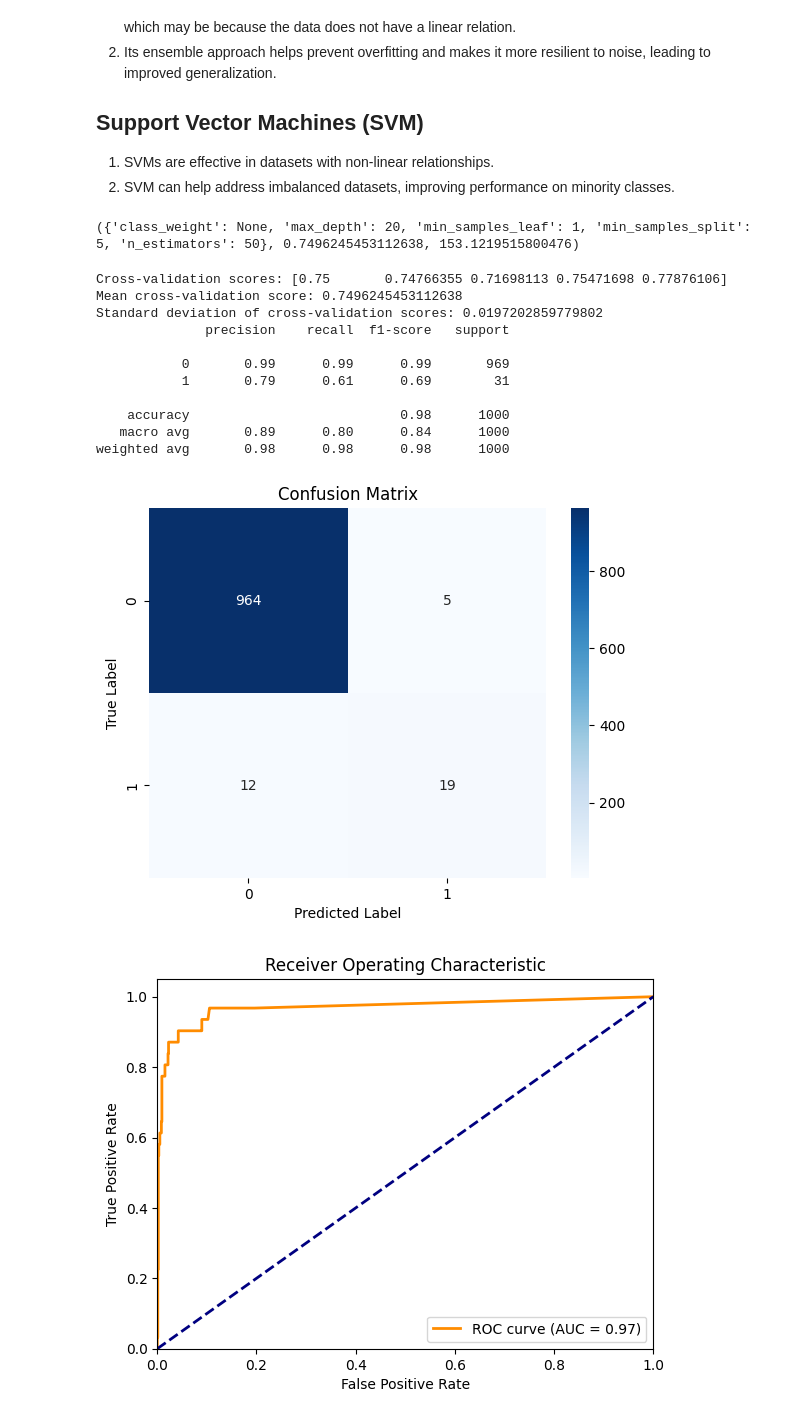
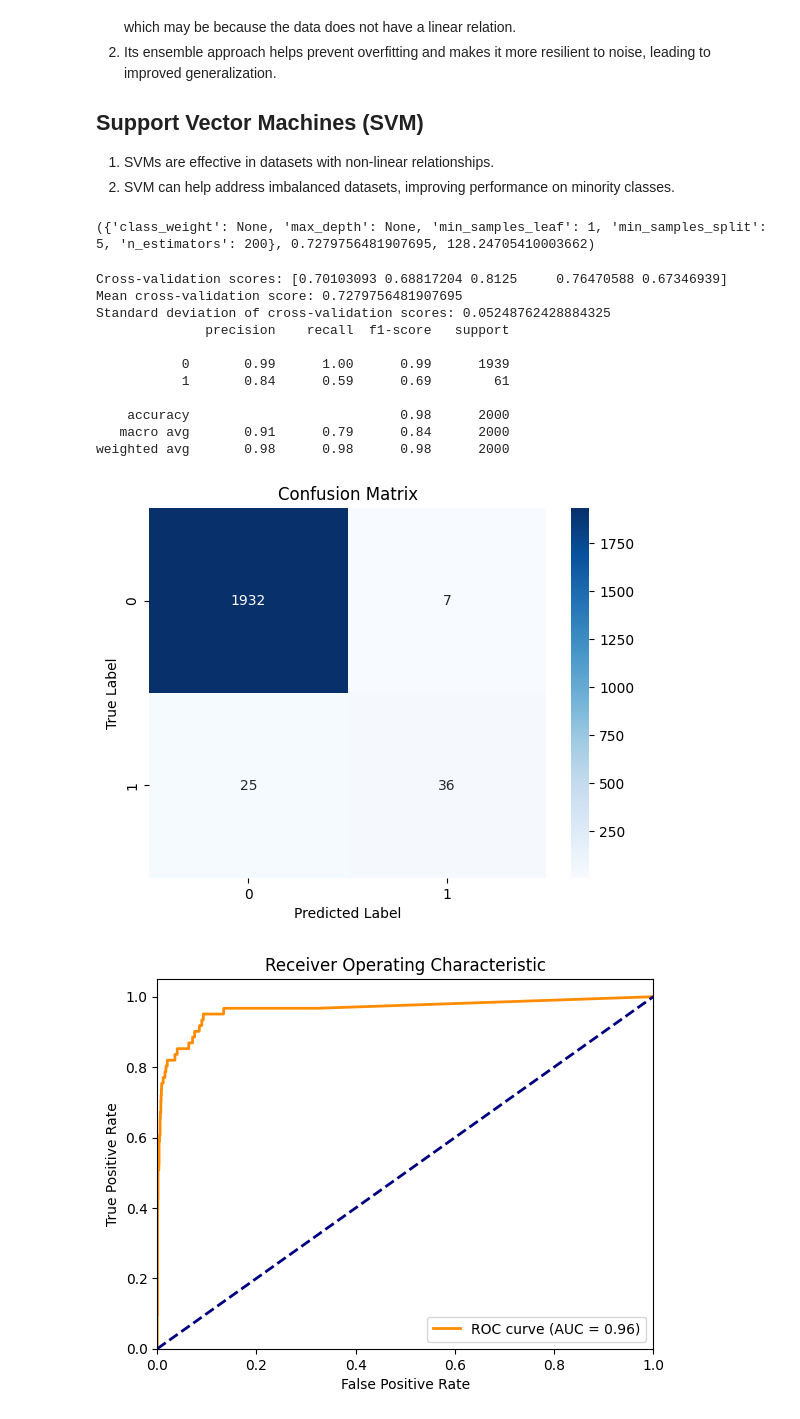
Before and after one commit to andersbloch09/Applied_Machine_Learning_Course, a Jupyter notebook: Solution.ipynb, the cells around one changed output. Saved outputs shown, nothing was run; the diff lists cells and outputs as text; code cells hidden in the pictures.

```diff
--- a/Solution.ipynb
+++ b/Solution.ipynb
@@ -66,13 +65,13 @@ X = df.drop(columns=['Machine failure', 'Product ID', 'Type', 'TWF', 'HDF', 'PWF
 y = df['Machine failure']
 
 # Split the data into training and testing sets
-X_train, X_test, y_train, y_test = train_test_split(X, y, test_size=0.1, random_state=42)
+X_train, X_test, y_train, y_test = train_test_split(X, y, test_size=0.2, random_state=42)
 
 # Apply Random Under Sampler to the training set
 #undersampler = RandomUnderSampler(random_state=42)
 #X_train_under, y_train_under = undersampler.fit_resample(X_train, y_train)
 
 # Scale the feature variables
-scaler = StandardScaler()
-X_train_scaled = scaler.fit_transform(X_train)
-X_test_scaled = scaler.transform(X_test)
+#scaler = StandardScaler()
+#X_train_scaled = scaler.fit_transform(X_train)
+#X_test_scaled = scaler.transform(X_test)
@@ -187,25 +115,25 @@ def grid_search_cv(X_train_scaled, y_train):
 
     return grid_search.best_estimator_, (grid_search.best_params_, grid_search.best_score_, duration)
 
-grid_result, returns = grid_search_cv(X_train_scaled, y_train)
+grid_result, returns = grid_search_cv(X_train, y_train)
 print(returns)
 # %% [output]
-({'class_weight': None, 'max_depth': 20, 'min_samples_leaf': 1, 'min_samples_split': 5, 'n_estimators': 50}, 0.7496245453112638, 153.1219515800476)
+({'class_weight': None, 'max_depth': None, 'min_samples_leaf': 1, 'min_samples_split': 5, 'n_estimators': 200}, 0.7279756481907695, 128.24705410003662)
 # %%
 # Perform cross-validation to check for outliers
 # Stratification: Ensures that each fold has the same proportion of class labels as the original dataset.
 # K-Folds: The dataset is split into k equally sized folds.
 # Training and Validation: In each iteration, one fold is used for validation, and the remaining k-1 folds are used for training.
 cv = StratifiedKFold(n_splits=5, shuffle=True, random_state=42)
-cross_val_scores = cross_val_score(grid_result, X_train_scaled, y_train, cv=cv, scoring='f1')
+cross_val_scores = cross_val_score(grid_result, X_train, y_train, cv=cv, scoring='f1')
 
 print("Cross-validation scores:", cross_val_scores)
 print("Mean cross-validation score:", cross_val_scores.mean())
 print("Standard deviation of cross-validation scores:", cross_val_scores.std())
 
 # Assuming y_test and y_pred are already defined
-y_pred = grid_result.predict(X_test_scaled)
-y_pred_proba = grid_result.predict_proba(X_test_scaled)[:, 1]
+y_pred = grid_result.predict(X_test)
+y_pred_proba = grid_result.predict_proba(X_test)[:, 1]
 
 # Print classification report
 print(classification_report(y_test, y_pred))
@@ -230,40 +158,40 @@ plt.xlabel('False Positive Rate')
 plt.ylabel('True Positive Rate')
 plt.title('Receiver Operating Characteristic')
 plt.legend(loc="lower right")
 plt.show()
 
 precision, recall, _ = precision_recall_curve(y_test, y_pred_proba)
 plt.figure()
 plt.plot(recall, precision, color='blue', lw=2)
 plt.xlabel('Recall')
 plt.ylabel('Precision')
 plt.title('Precision-Recall curve')
 plt.show()
 
 
 
 # Assuming grid_result is the best Random Forest model from GridSearchCV
 feature_importances = grid_result.feature_importances_
 feature_names = X.columns  # Ensure feature names are taken from the correct DataFrame
 
 # Create a DataFrame for feature importances
 feature_importances_df = pd.DataFrame({
     'Feature': feature_names,
     'Importance': feature_importances
 }).sort_values(by='Importance', ascending=False)
 
 print(feature_importances_df)
 # %% [output]
-Cross-validation scores: [0.75       0.74766355 0.71698113 0.75471698 0.77876106]
-Mean cross-validation score: 0.7496245453112638
-Standard deviation of cross-validation scores: 0.0197202859779802
+Cross-validation scores: [0.70103093 0.68817204 0.8125     0.76470588 0.67346939]
+Mean cross-validation score: 0.7279756481907695
+Standard deviation of cross-validation scores: 0.05248762428884325
               precision    recall  f1-score   support
 
-           0       0.99      0.99      0.99       969
-           1       0.79      0.61      0.69        31
+           0       0.99      1.00      0.99      1939
+           1       0.84      0.59      0.69        61
 
-    accuracy                           0.98      1000
-   macro avg       0.89      0.80      0.84      1000
-weighted avg       0.98      0.98      0.98      1000
+    accuracy                           0.98      2000
+   macro avg       0.91      0.79      0.84      2000
+weighted avg       0.98      0.98      0.98      2000
-[figure, old version]
+[figure, new version]
-[figure, old version]
+[figure, new version]
```
Also changed, not shown: parts of 5 cells of this notebook.
